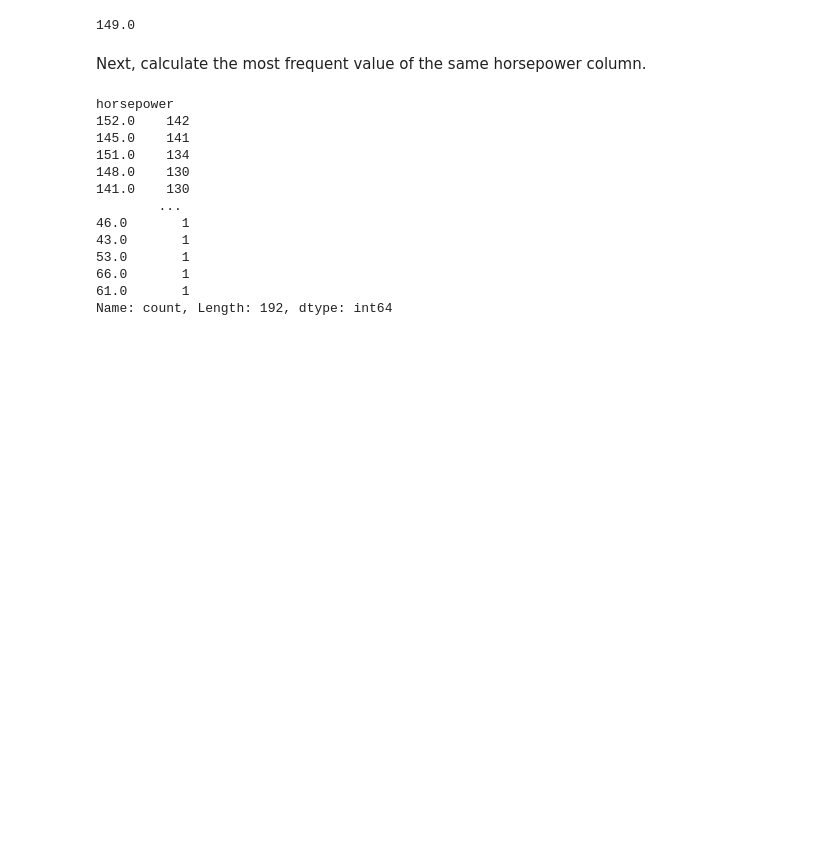
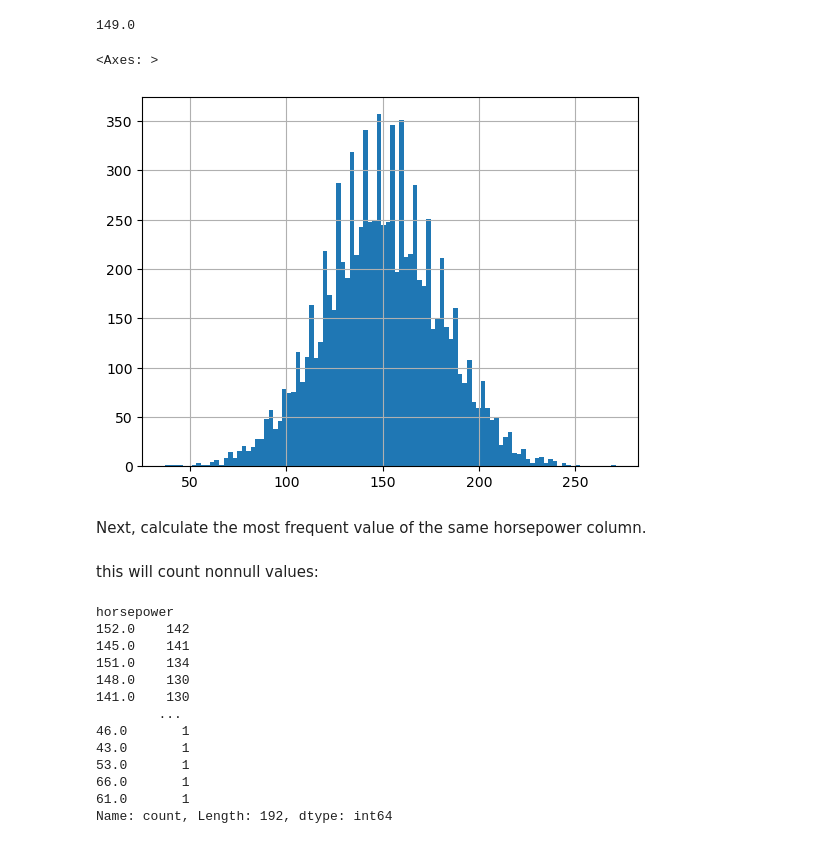
Before and after one commit to ramires666/machine-learning-zoomcamp-homework, a Jupyter notebook: 01-intro/01-intro-homework.ipynb, the cells around one changed output. Saved outputs shown, nothing was run; the diff lists cells and outputs as text; code cells hidden in the pictures; blank space fills up the shorter version.

```diff
--- a/01-intro/01-intro-homework.ipynb
+++ b/01-intro/01-intro-homework.ipynb
@@ -97,8 +99,15 @@ Find the median value of the horsepower column in the dataset.
 df.horsepower.median()
 # %% [output]
 149.0
+# %%
+df.horsepower.hist(bins=100)
+# %% [output]
+<Axes: >
+[figure, added]
 # %% [markdown]
 Next, calculate the most frequent value of the same horsepower column.
+# %% [markdown]
+this will count nonnull values:
 # %%
 df['horsepower'].value_counts()
 # %% [output]
```
Also changed, not shown: parts of 12 cells of this notebook.
